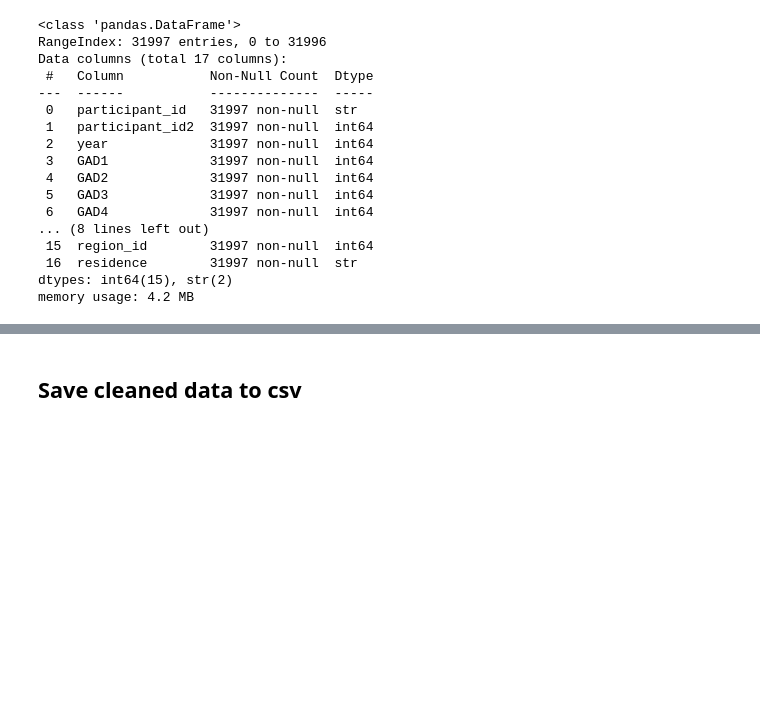
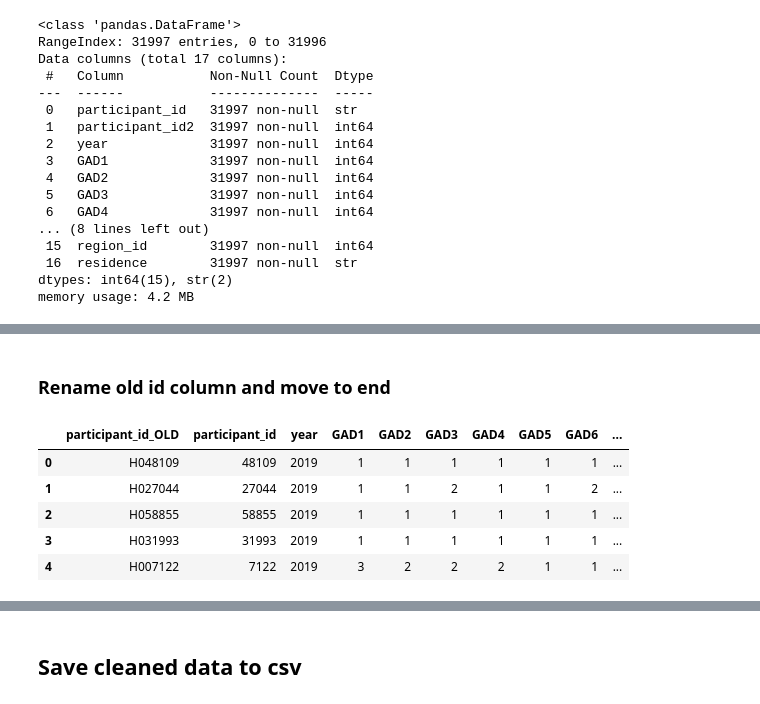
Before and after one commit to amallred/gaming-mental-health-analysis, a Jupyter notebook: notebooks/nhis_mental_health)cleaning.ipynb, the cells around one changed output, grey strips where cells are left out. Cells and saved outputs as stored; diff of their text form; code cells hidden in the pictures; blank space fills up the shorter version.

```diff
--- a/notebooks/nhis_mental_health)cleaning.ipynb
+++ b/notebooks/nhis_mental_health)cleaning.ipynb
@@ -272,0 +285,15 @@ memory usage: 4.2 MB
+# %% [markdown]
+### Rename old id column and move to end
+# %%
+nhis_GAD_df = nhis_GAD_df.rename(columns={
+    'participant_id' : 'participant_id_OLD',
+    'participant_id2' : 'participant_id'
+})
+nhis_GAD_df.head()
+# %% [output]
+|  | participant_id_OLD | participant_id | year | GAD1 | GAD2 | GAD3 | GAD4 | GAD5 | GAD6 | ... |
+| 0 | H048109 | 48109 | 2019 | 1 | 1 | 1 | 1 | 1 | 1 | ... |
+| 1 | H027044 | 27044 | 2019 | 1 | 1 | 2 | 1 | 1 | 2 | ... |
+| 2 | H058855 | 58855 | 2019 | 1 | 1 | 1 | 1 | 1 | 1 | ... |
+| 3 | H031993 | 31993 | 2019 | 1 | 1 | 1 | 1 | 1 | 1 | ... |
+| 4 | H007122 | 7122 | 2019 | 3 | 2 | 2 | 2 | 1 | 1 | ... |
```
Also changed, not shown: parts of 8 cells of this notebook, 6 other files.
